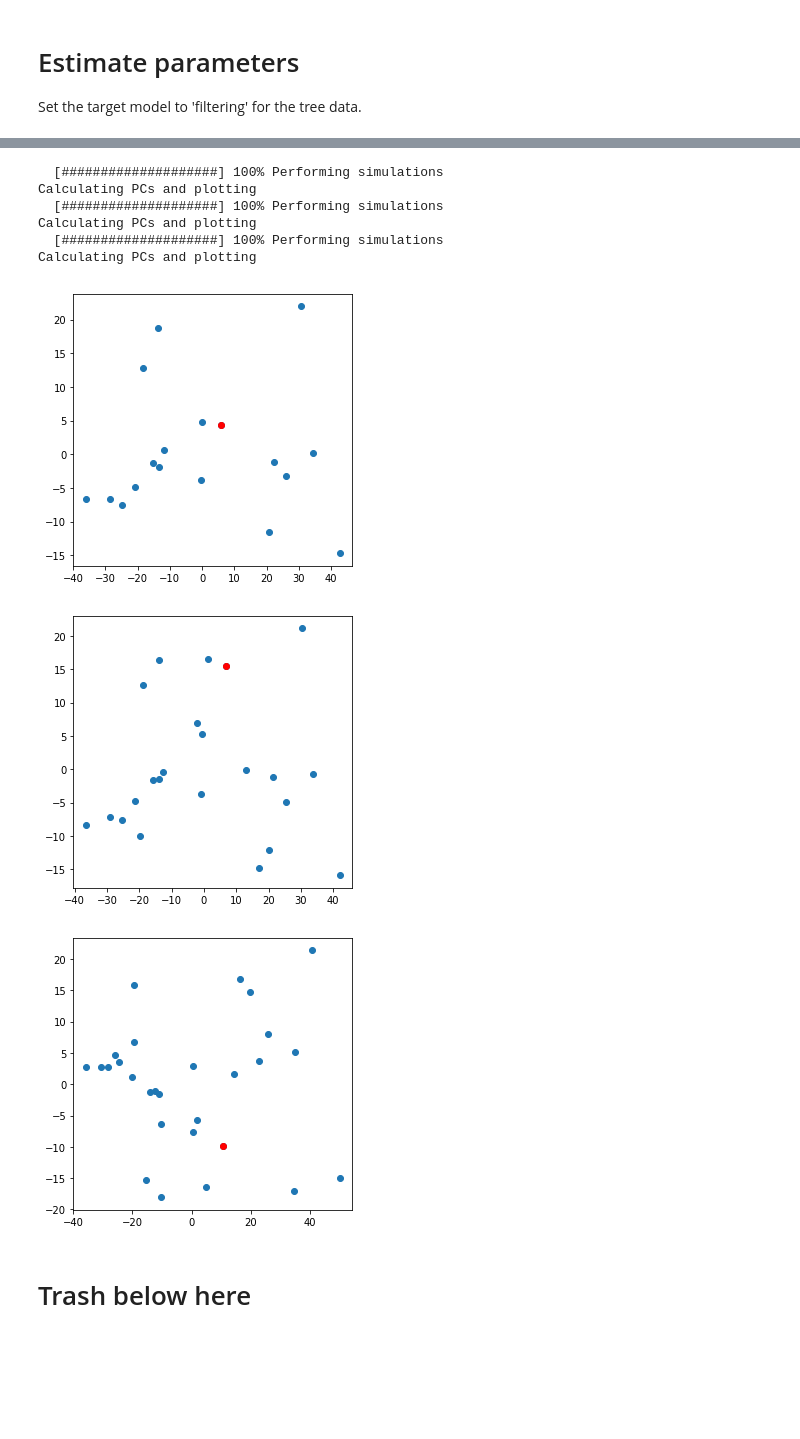
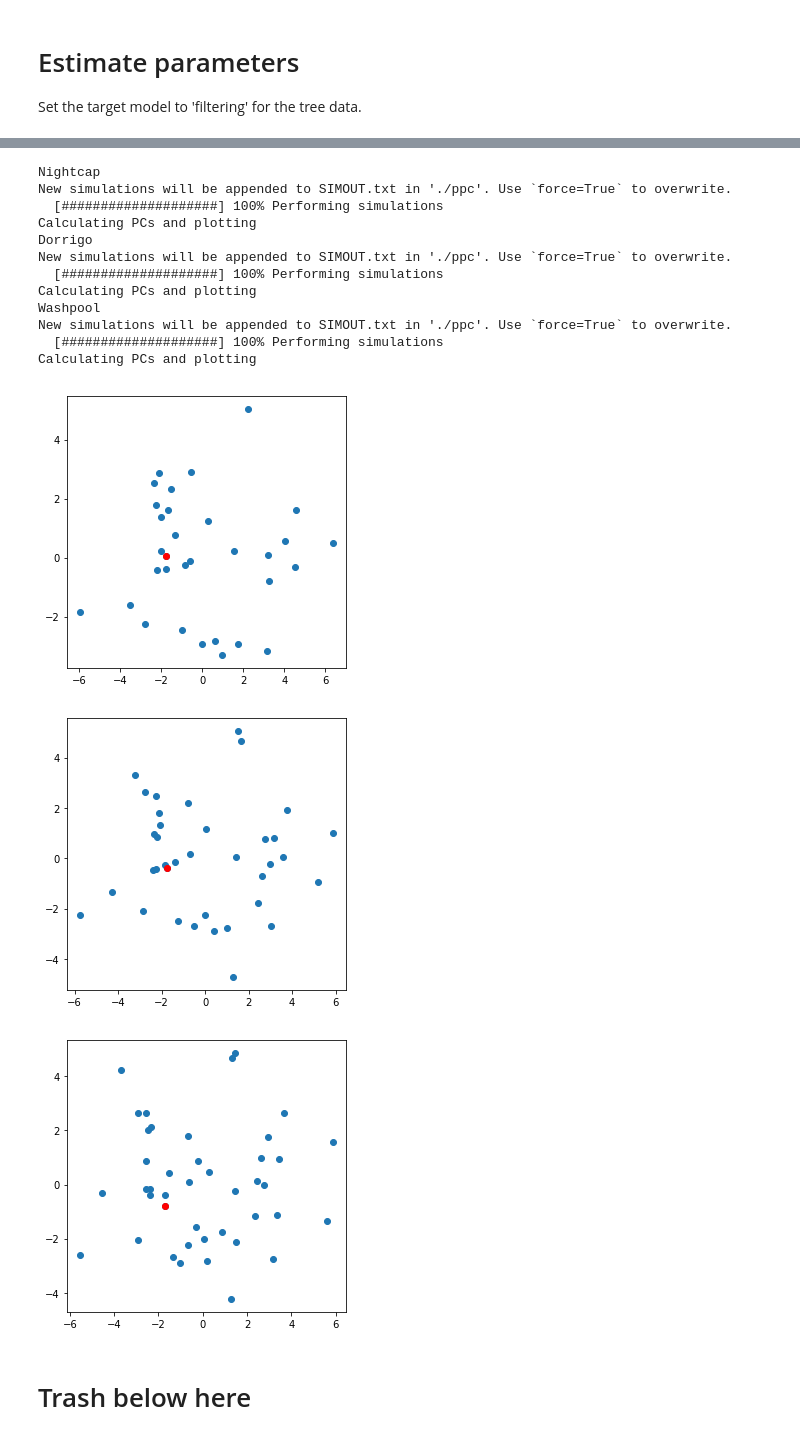
Before and after one commit to messDiv/MESS, a Jupyter notebook: jupyter-notebooks/empirical/Australian_trees/Australian_trees-Inference.ipynb, the cells around one changed output, grey strips where cells are left out. Drawn from its saved outputs; the diff is of its cells as text; code cells hidden in the pictures; blank space fills up the shorter version.

```diff
--- a/jupyter-notebooks/empirical/Australian_trees/Australian_trees-Inference.ipynb
+++ b/jupyter-notebooks/empirical/Australian_trees/Australian_trees-Inference.ipynb
@@ -83,10 +105,10 @@ Fitting 4 folds for each of 100 candidates, totalling 400 fits
 Set the target model to 'filtering' for the tree data.
 # %%
 rgr = MESS.inference.Regressor(empirical_df=df, simfile=simfile, target_model="filtering",\
-                                algorithm="rfq", metacommunity_traits=metacommunity_traits)
+                                algorithm="rf", metacommunity_traits=metacommunity_traits)
 for isl, df in site_df.items():
     rgr.set_data(df)
-    est = rgr.predict(select_features=True, param_search=True, quick=True, verbose=False)
+    est = rgr.predict(select_features=False, param_search=True, quick=False, verbose=True)
     rgr.dump(outfile="{}/{}_regressor.mdl".format(isl, isl))
     display(isl, est, rgr.feature_importances())
 # %% [output]
@@ -132,16 +147,24 @@ for isl, df in site_df.items():
 # %%
-## This is broken, it should pull the est params for each community from the rgr model.
 for isl, df in site_df.items():
-    MESS.posterior_predictive_check(empirical_df=df, nsims=5, parameter_estimates=est, verbose=True)
+    print(isl)
+    rgr = MESS.inference.Ensemble.load("{}/{}_regressor.mdl".format(isl, isl))
+    est = rgr.empirical_pred
+    MESS.inference.posterior_predictive_check(empirical_df=df, nsims=5, parameter_estimates=est, verbose=True)
 # %% [output]
+Nightcap
+New simulations will be appended to SIMOUT.txt in './ppc'. Use `force=True` to overwrite.
   [####################] 100% Performing simulations
 Calculating PCs and plotting
+Dorrigo
+New simulations will be appended to SIMOUT.txt in './ppc'. Use `force=True` to overwrite.
   [####################] 100% Performing simulations
 Calculating PCs and plotting
+Washpool
+New simulations will be appended to SIMOUT.txt in './ppc'. Use `force=True` to overwrite.
   [####################] 100% Performing simulations
 Calculating PCs and plotting
-[figure, old version]
+[figure, new version]
-[figure, old version]
+[figure, new version]
-[figure, old version]
+[figure, new version]
 # %% [markdown]
 # Trash below here
```
Also changed, not shown: parts of 6 cells of this notebook, 20 other files.
